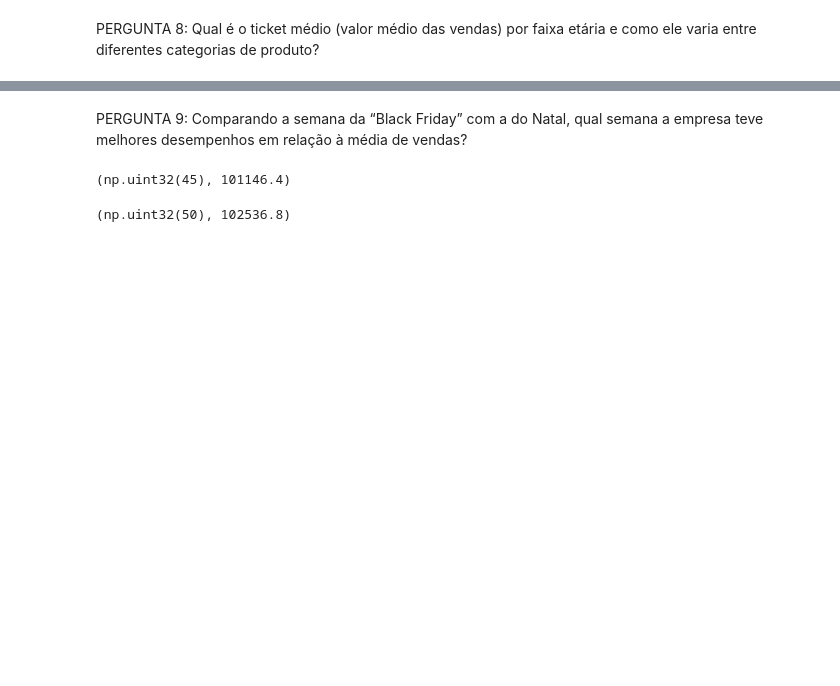
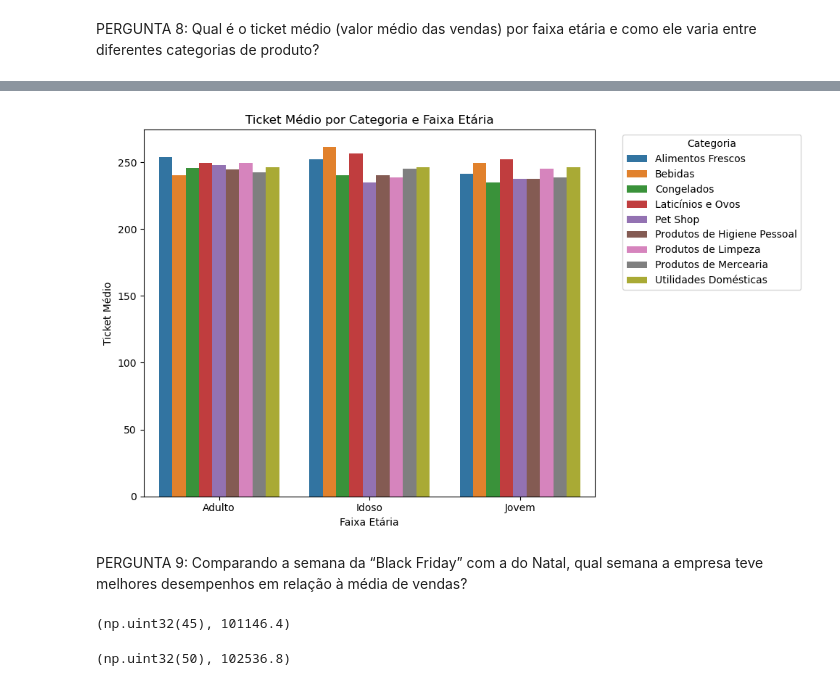
Before and after one commit to denisemasar/analise_vendas, a Jupyter notebook: analise_vendas.ipynb, the cells around one changed output, grey strips where cells are left out. Cells and saved outputs as stored; diff of their text form; code cells hidden in the pictures; blank space fills up the shorter version.

```diff
--- a/analise_vendas.ipynb
+++ b/analise_vendas.ipynb
@@ -557,6 +620,7 @@ diferentes categorias de produto?
 ticket_medio = (
     df.groupby(["Faixa_Etaria","Categoria"])["Total_Venda"]
     .mean()
+    .reset_index()
 )
 
 ticket_medio
@@ -580,0 +645,22 @@ Name: Total_Venda, dtype: float64
+# %%
+#Crio um gráfico que irá comparar o ticket médio por faixa etária e categoria, para identificar quais grupos tendem a gastar mais em cada categoria de produto.
+plt.figure(figsize=(10,6))
+
+sns.barplot(
+    data=ticket_medio,
+    x="Faixa_Etaria",
+    y="Total_Venda",
+    hue="Categoria"
+)
+
+plt.title("Ticket Médio por Categoria e Faixa Etária")
+plt.xlabel("Faixa Etária")
+plt.ylabel("Ticket Médio")
+
+# legenda fora do gráfico
+plt.legend(title="Categoria", bbox_to_anchor=(1.05, 1), loc="upper left")
+
+plt.tight_layout()
+plt.show()
+# %% [output]
+[figure, added]
```
Also changed, not shown: parts of 17 cells of this notebook.
